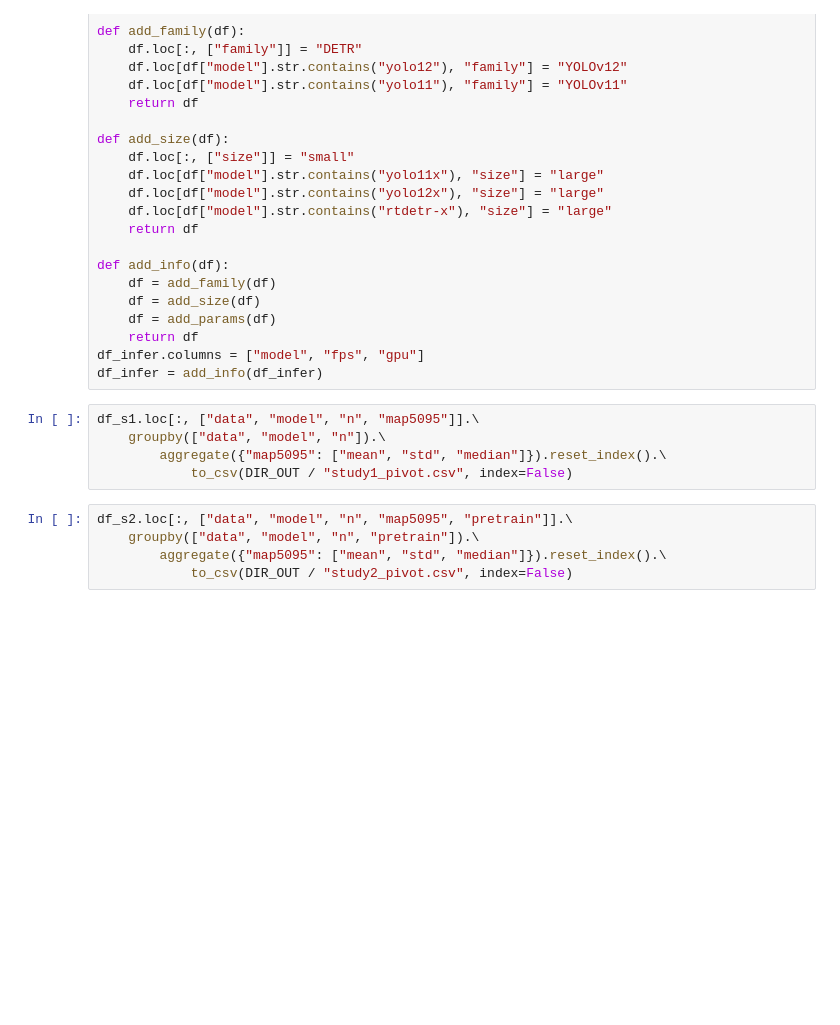
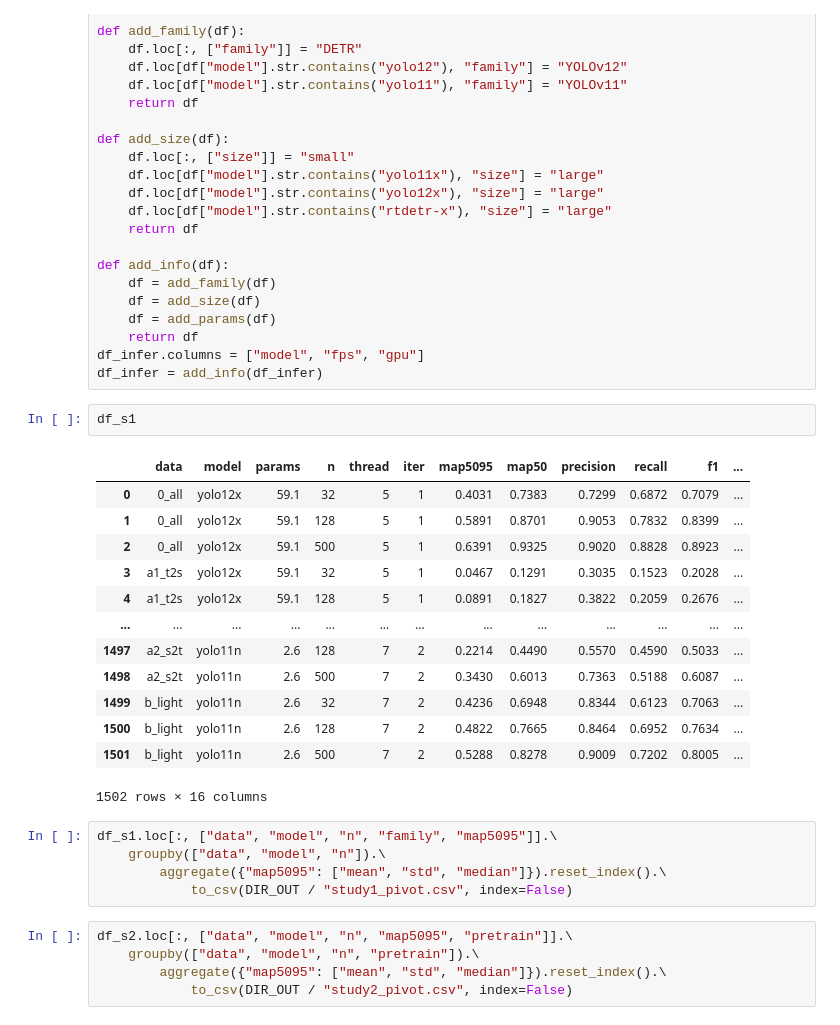
Before and after one commit to Niche-Lab/COLO, a Jupyter notebook: evaluate.ipynb, the cells around one changed output. Saved outputs shown, nothing was run; the diff lists cells and outputs as text; blank space fills up the shorter version.

```diff
--- a/evaluate.ipynb
+++ b/evaluate.ipynb
@@ -57,8 +55,24 @@ def add_info(df):
     return df
 df_infer.columns = ["model", "fps", "gpu"]
 df_infer = add_info(df_infer)
+# %%
+df_s1
+# %% [output]
+|  | data | model | params | n | thread | iter | map5095 | map50 | precision | recall | f1 | ... |
+| 0 | 0_all | yolo12x | 59.1 | 32 | 5 | 1 | 0.4031 | 0.7383 | 0.7299 | 0.6872 | 0.7079 | ... |
+| 1 | 0_all | yolo12x | 59.1 | 128 | 5 | 1 | 0.5891 | 0.8701 | 0.9053 | 0.7832 | 0.8399 | ... |
+| 2 | 0_all | yolo12x | 59.1 | 500 | 5 | 1 | 0.6391 | 0.9325 | 0.9020 | 0.8828 | 0.8923 | ... |
+| 3 | a1_t2s | yolo12x | 59.1 | 32 | 5 | 1 | 0.0467 | 0.1291 | 0.3035 | 0.1523 | 0.2028 | ... |
+| 4 | a1_t2s | yolo12x | 59.1 | 128 | 5 | 1 | 0.0891 | 0.1827 | 0.3822 | 0.2059 | 0.2676 | ... |
+| ... | ... | ... | ... | ... | ... | ... | ... | ... | ... | ... | ... | ... |
+| 1497 | a2_s2t | yolo11n | 2.6 | 128 | 7 | 2 | 0.2214 | 0.4490 | 0.5570 | 0.4590 | 0.5033 | ... |
+| 1498 | a2_s2t | yolo11n | 2.6 | 500 | 7 | 2 | 0.3430 | 0.6013 | 0.7363 | 0.5188 | 0.6087 | ... |
+| 1499 | b_light | yolo11n | 2.6 | 32 | 7 | 2 | 0.4236 | 0.6948 | 0.8344 | 0.6123 | 0.7063 | ... |
+| 1500 | b_light | yolo11n | 2.6 | 128 | 7 | 2 | 0.4822 | 0.7665 | 0.8464 | 0.6952 | 0.7634 | ... |
+| 1501 | b_light | yolo11n | 2.6 | 500 | 7 | 2 | 0.5288 | 0.8278 | 0.9009 | 0.7202 | 0.8005 | ... |
+1502 rows × 16 columns
 # %%
-df_s1.loc[:, ["data", "model", "n", "map5095"]].\
+df_s1.loc[:, ["data", "model", "n", "family", "map5095"]].\
     groupby(["data", "model", "n"]).\
         aggregate({"map5095": ["mean", "std", "median"]}).reset_index().\
             to_csv(DIR_OUT / "study1_pivot.csv", index=False)
```
Also changed, not shown: parts of 6 cells of this notebook, 26 other files.
